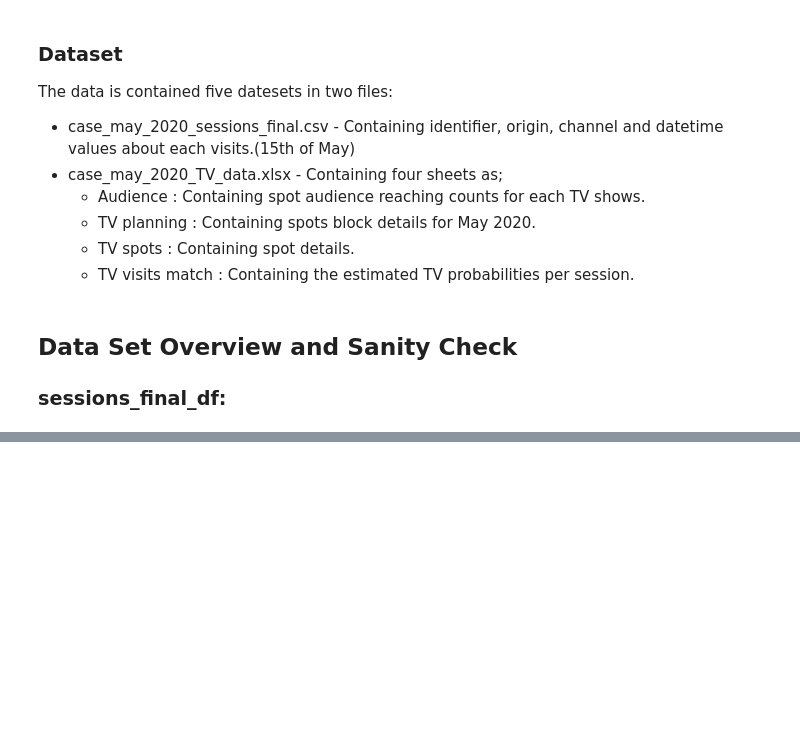
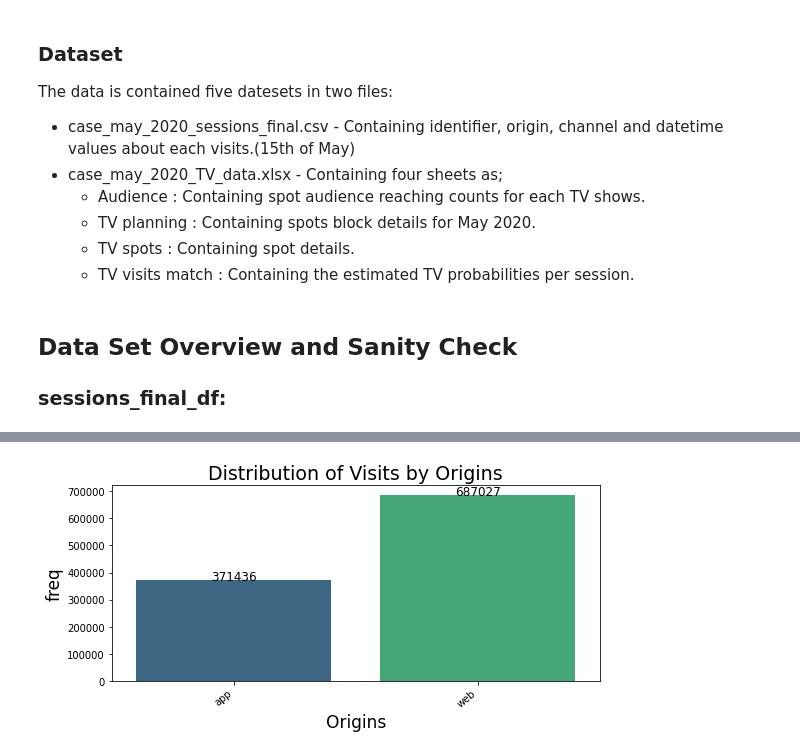
Before and after one commit to ElifKarakutukDinc/e-commerce_tv_spot_attribution_analysis, a Jupyter notebook: EDA_2.ipynb, the cells around one changed output, grey strips where cells are left out. Cells and saved outputs as stored; diff of their text form; code cells hidden in the pictures; blank space fills up the shorter version.

```diff
--- a/EDA_2.ipynb
+++ b/EDA_2.ipynb
@@ -58,0 +92,14 @@ The data is contained five datesets in two files:
+# %%
+# Visit count by origins:
+countplot_viz(
+    sessions_final_df,
+    "origin",
+    "Origins",
+    "freq",
+    "Distribution of Visits by Origins",
+    figsize_x=8,
+    figsize_y=4,
+    palette="viridis",
+)
+# %% [output]
+[figure, added]
```
Also changed, not shown: parts of 16 cells of this notebook.
